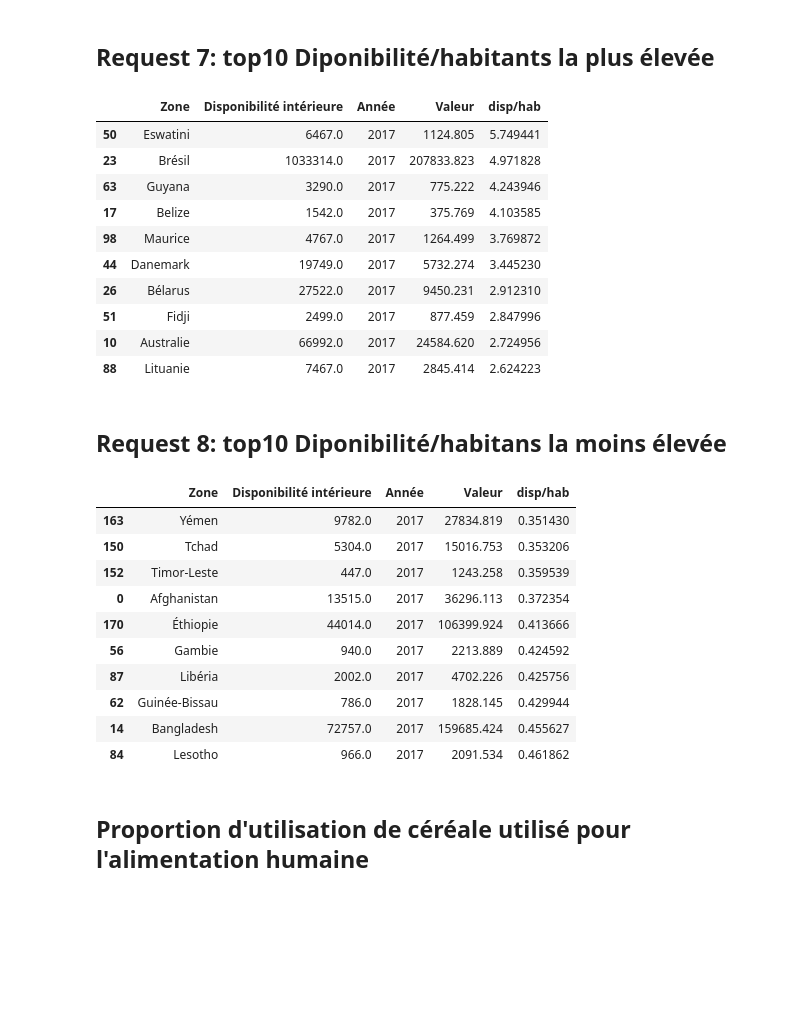
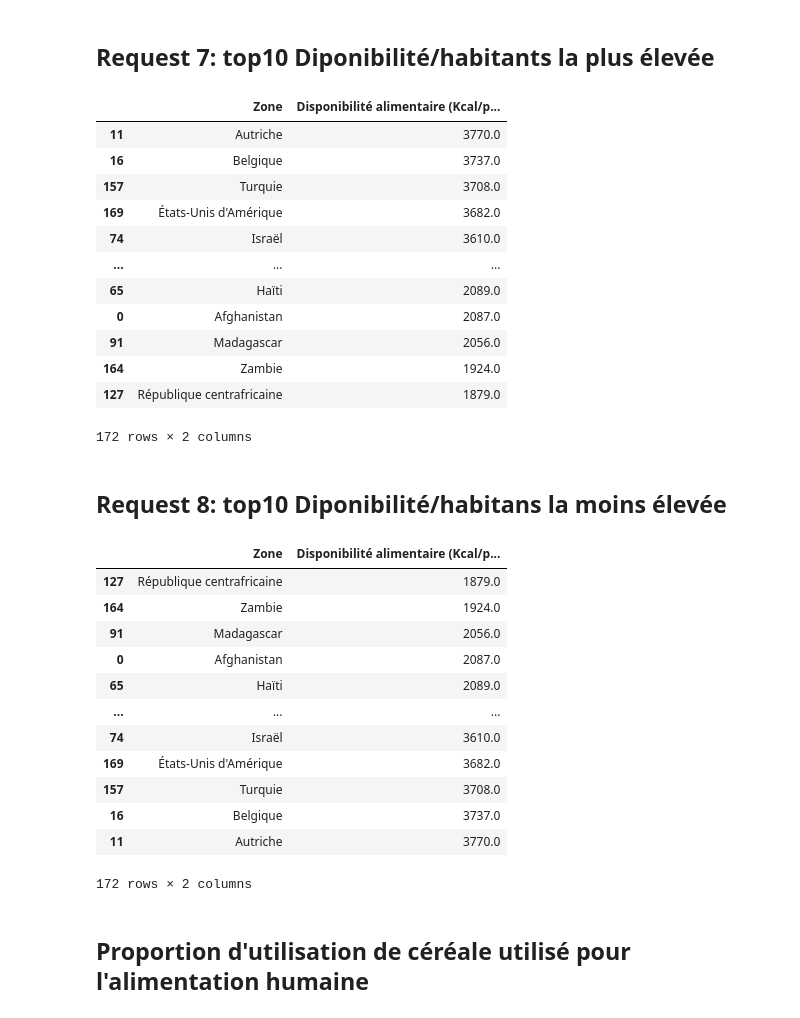
Before and after one commit to Valeeew/P4, a Jupyter notebook: etude_sante_publique.ipynb, the cells around one changed output. Drawn from its saved outputs; the diff is of its cells as text; code cells hidden in the pictures; blank space fills up the shorter version.

```diff
--- a/etude_sante_publique.ipynb
+++ b/etude_sante_publique.ipynb
@@ -157,6 +149,7 @@ df_aa.groupby(["Pays bénéficiaire"])["Valeur"].sum().sort_values(ascending = F
 | 8 | République démocratique du Congo | 288502 |
 | 9 | Niger | 276344 |
 # %%
-df1 = df_dap.groupby(["Zone","Disponibilité intérieure"], as_index = False) ["Disponibilité intérieure"].sum()
+df1 = df_dap.groupby(["Zone","Disponibilité alimentaire (Kcal/personne/jour)"], as_index = False) ["Disponibilité alimentaire (Kcal/personne/jour)"].sum()
 df2 = df1.merge(df_p2017, how = 'inner', on="Zone")
-df2["disp/hab"]= df2["Disponibilité intérieure"]/df2["Valeur"]
+df2["disp/hab"]= df2["Disponibilité alimentaire (Kcal/personne/jour)"]/df2["Valeur"]
+df2.sort_values(by = "disp/hab" ,ascending = False).head(10)
@@ -163,33 +168,37 @@ df2["disp/hab"]= df2["Disponibilité intérieure"]/df2["Valeur"]
 # %% [markdown]
 <h2>Request 7: top10  Diponibilité/habitants la plus élevée</h2>
 # %%
-df2.sort_values(by = "disp/hab" ,ascending = False).head(10)
+df1.sort_values(by="Disponibilité alimentaire (Kcal/personne/jour)", ascending = False)
 # %% [output]
-|  | Zone | Disponibilité intérieure | Année | Valeur | disp/hab |
-| 50 | Eswatini | 6467.0 | 2017 | 1124.805 | 5.749441 |
-| 23 | Brésil | 1033314.0 | 2017 | 207833.823 | 4.971828 |
-| 63 | Guyana | 3290.0 | 2017 | 775.222 | 4.243946 |
-| 17 | Belize | 1542.0 | 2017 | 375.769 | 4.103585 |
-| 98 | Maurice | 4767.0 | 2017 | 1264.499 | 3.769872 |
-| 44 | Danemark | 19749.0 | 2017 | 5732.274 | 3.445230 |
-| 26 | Bélarus | 27522.0 | 2017 | 9450.231 | 2.912310 |
-| 51 | Fidji | 2499.0 | 2017 | 877.459 | 2.847996 |
-| 10 | Australie | 66992.0 | 2017 | 24584.620 | 2.724956 |
-| 88 | Lituanie | 7467.0 | 2017 | 2845.414 | 2.624223 |
+|  | Zone | Disponibilité alimentaire (Kcal/p... |
+| 11 | Autriche | 3770.0 |
+| 16 | Belgique | 3737.0 |
+| 157 | Turquie | 3708.0 |
+| 169 | États-Unis d'Amérique | 3682.0 |
+| 74 | Israël | 3610.0 |
+| ... | ... | ... |
+| 65 | Haïti | 2089.0 |
+| 0 | Afghanistan | 2087.0 |
+| 91 | Madagascar | 2056.0 |
+| 164 | Zambie | 1924.0 |
+| 127 | République centrafricaine | 1879.0 |
+172 rows × 2 columns
 # %% [markdown]
 <h2>Request 8: top10  Diponibilité/habitans la moins élevée</h2>
 # %%
-df2.sort_values(by = "disp/hab" ,ascending = True).head(10)
+df1.sort_values(by="Disponibilité alimentaire (Kcal/personne/jour)", ascending = True)
 # %% [output]
-|  | Zone | Disponibilité intérieure | Année | Valeur | disp/hab |
-| 163 | Yémen | 9782.0 | 2017 | 27834.819 | 0.351430 |
-| 150 | Tchad | 5304.0 | 2017 | 15016.753 | 0.353206 |
-| 152 | Timor-Leste | 447.0 | 2017 | 1243.258 | 0.359539 |
-| 0 | Afghanistan | 13515.0 | 2017 | 36296.113 | 0.372354 |
-| 170 | Éthiopie | 44014.0 | 2017 | 106399.924 | 0.413666 |
-| 56 | Gambie | 940.0 | 2017 | 2213.889 | 0.424592 |
-| 87 | Libéria | 2002.0 | 2017 | 4702.226 | 0.425756 |
-| 62 | Guinée-Bissau | 786.0 | 2017 | 1828.145 | 0.429944 |
-| 14 | Bangladesh | 72757.0 | 2017 | 159685.424 | 0.455627 |
-| 84 | Lesotho | 966.0 | 2017 | 2091.534 | 0.461862 |
+|  | Zone | Disponibilité alimentaire (Kcal/p... |
+| 127 | République centrafricaine | 1879.0 |
+| 164 | Zambie | 1924.0 |
+| 91 | Madagascar | 2056.0 |
+| 0 | Afghanistan | 2087.0 |
+| 65 | Haïti | 2089.0 |
+| ... | ... | ... |
+| 74 | Israël | 3610.0 |
+| 169 | États-Unis d'Amérique | 3682.0 |
+| 157 | Turquie | 3708.0 |
+| 16 | Belgique | 3737.0 |
+| 11 | Autriche | 3770.0 |
+172 rows × 2 columns
 # %%
```
Also changed, not shown: parts of 15 cells of this notebook, 1 other file.
